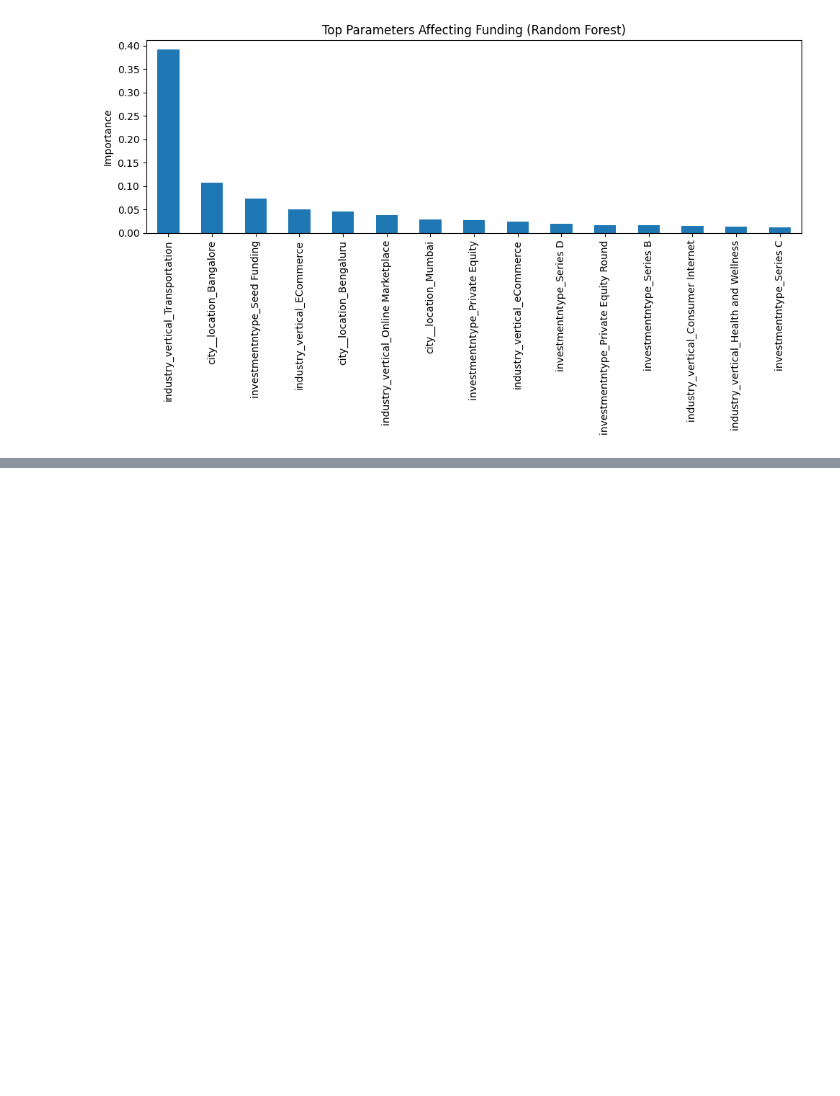
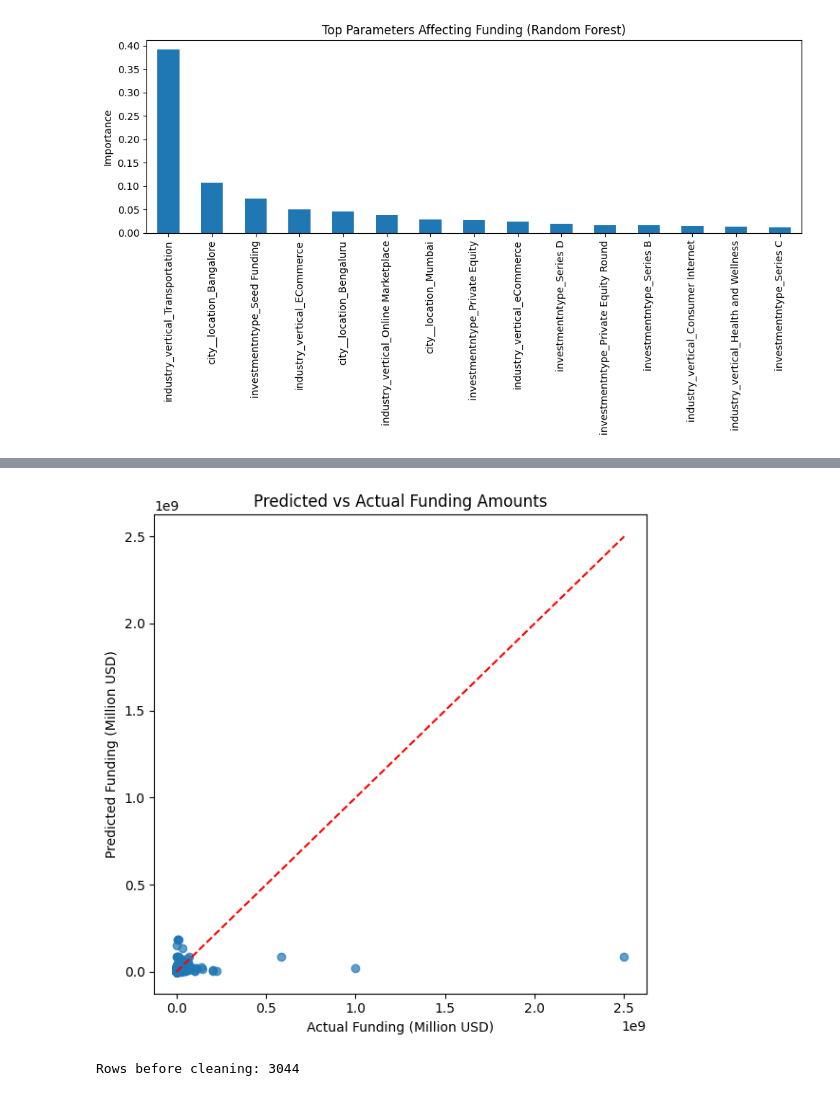
Before and after one commit to palakchanchlani/startup-funding-ml, a Jupyter notebook: startup.ipynb, the cells around one changed output, grey strips where cells are left out. Saved outputs shown, nothing was run; the diff lists cells and outputs as text; code cells hidden in the pictures; blank space fills up the shorter version.

```diff
--- a/startup.ipynb
+++ b/startup.ipynb
@@ -315,0 +423,28 @@ with open("random_forest_model.pkl", "rb") as f:
+# %%
+import matplotlib.pyplot as plt
+
+# Random Forest se predictions
+preds = rf_model.predict(X_test)
+
+# Scatter plot
+plt.figure(figsize=(6,6))
+plt.scatter(y_test, preds, color='#1f77b4', alpha=0.7)
+plt.plot([y_test.min(), y_test.max()],
+         [y_test.min(), y_test.max()],
+         color='red', linestyle='--')  # Diagonal line (perfect prediction)
+plt.title("Predicted vs Actual Funding Amounts")
+plt.xlabel("Actual Funding (Million USD)")
+plt.ylabel("Predicted Funding (Million USD)")
+plt.tight_layout()
+plt.show()
+# %% [output]
+[figure, added]
+# %%
+import pandas as pd
+
+url = "https://raw.githubusercontent.com/johnreygoh/datasets/master/startup_funding.csv"
+df = pd.read_csv(url)
+
+print("Rows before cleaning:", df.shape[0])
+# %% [output]
+Rows before cleaning: 3044
```
Also changed, not shown: parts of 29 cells of this notebook.
